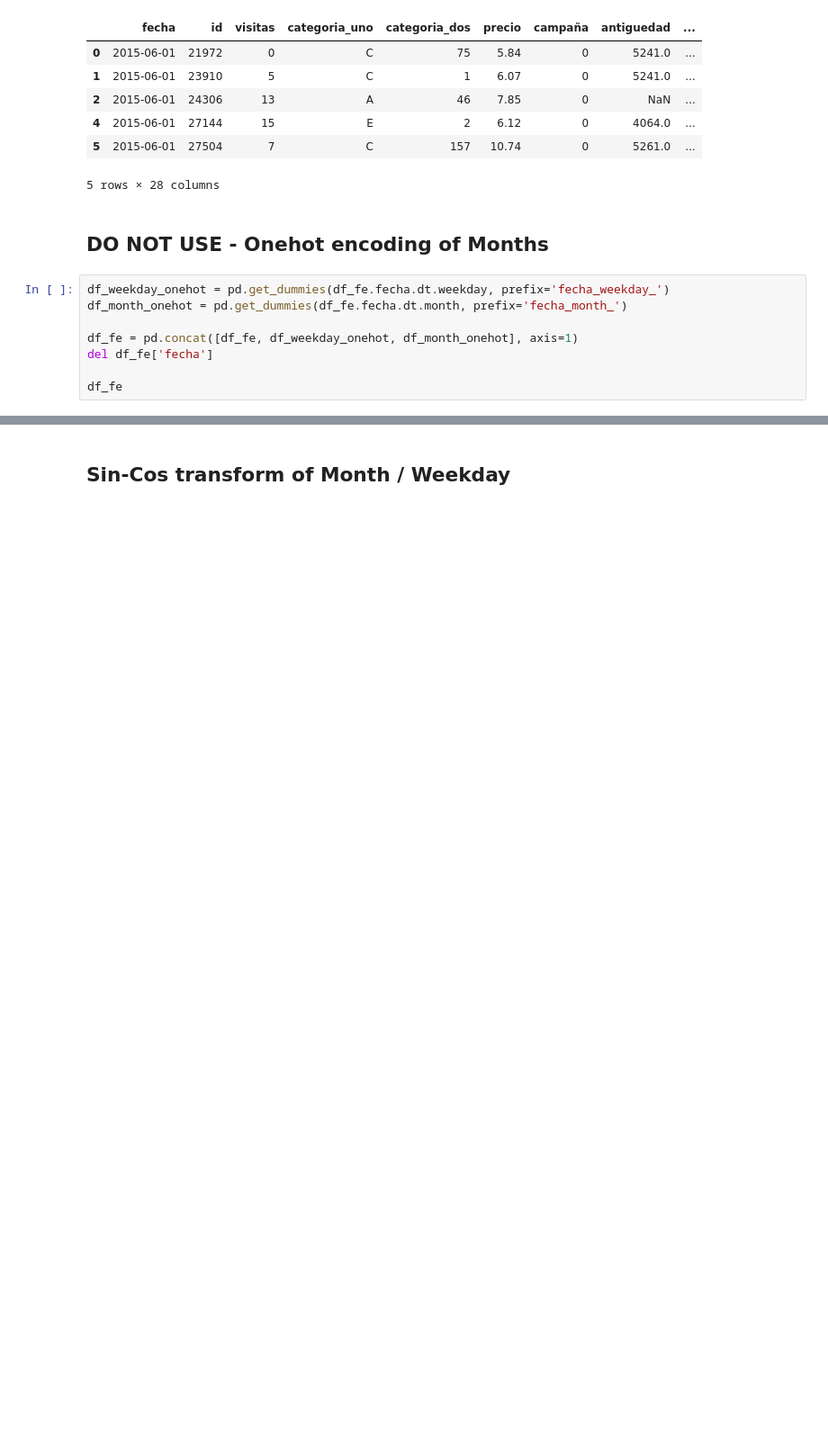
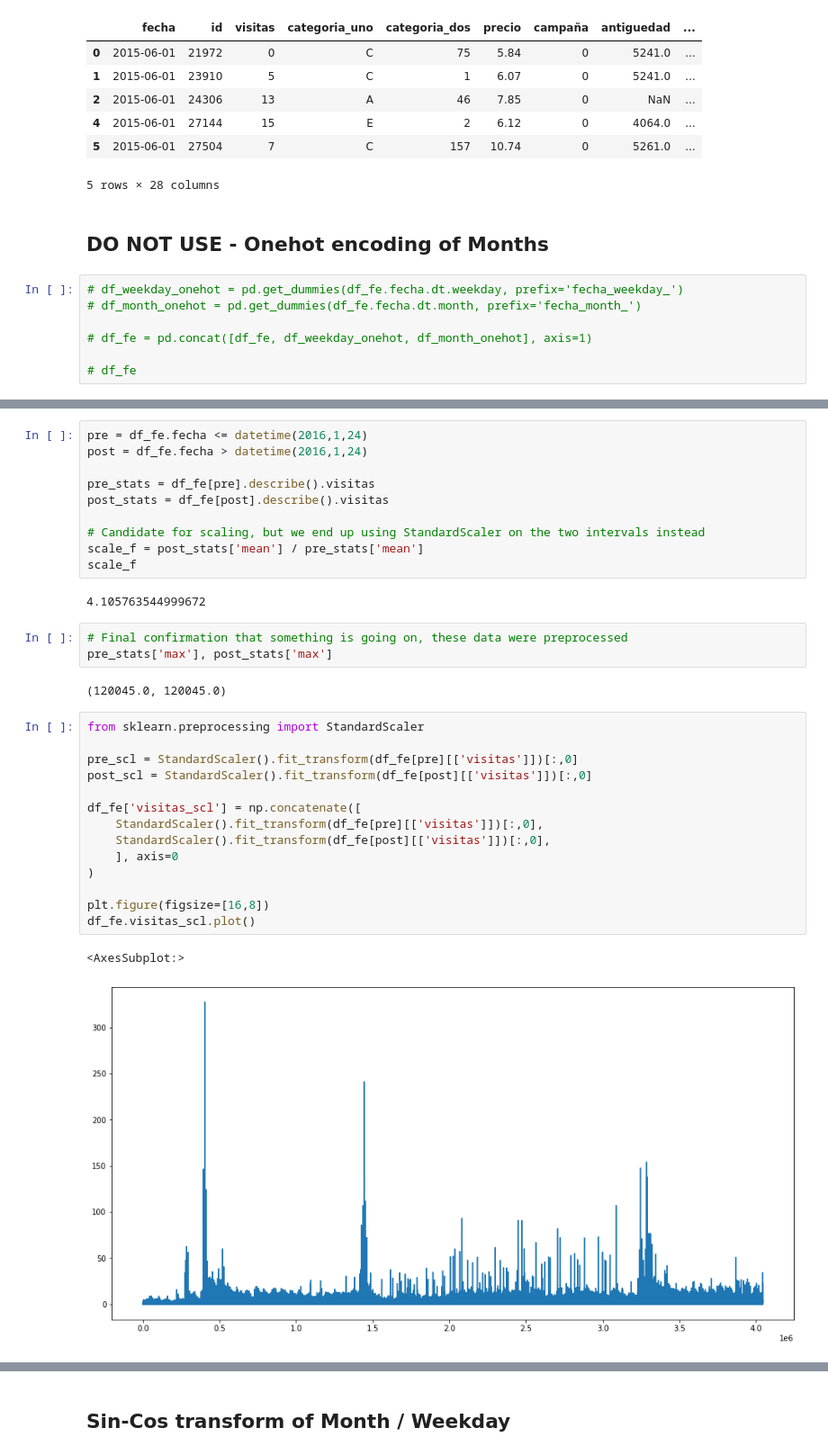
Before and after one commit to Nerucius/2021.ubdatathon, a Jupyter notebook: 1. EDA + Feature Engineering.ipynb, the cells around one changed output, grey strips where cells are left out. Shown at 90% size. Saved outputs shown, nothing was run; the diff lists cells and outputs as text; blank space fills up the shorter version.

Commit message:
New data preprocessing

```diff
--- a/1. EDA + Feature Engineering.ipynb
+++ b/1. EDA + Feature Engineering.ipynb
@@ -97,10 +99,9 @@ df_fe[:5]
 # %% [markdown]
 ## DO NOT USE - Onehot encoding of Months
 # %%
-df_weekday_onehot = pd.get_dummies(df_fe.fecha.dt.weekday, prefix='fecha_weekday_')
-df_month_onehot = pd.get_dummies(df_fe.fecha.dt.month, prefix='fecha_month_')
+# df_weekday_onehot = pd.get_dummies(df_fe.fecha.dt.weekday, prefix='fecha_weekday_')
+# df_month_onehot = pd.get_dummies(df_fe.fecha.dt.month, prefix='fecha_month_')
 
-df_fe = pd.concat([df_fe, df_weekday_onehot, df_month_onehot], axis=1)
-del df_fe['fecha']
+# df_fe = pd.concat([df_fe, df_weekday_onehot, df_month_onehot], axis=1)
 
-df_fe
+# df_fe
@@ -106,0 +110,34 @@ df_fe
+# %%
+pre = df_fe.fecha <= datetime(2016,1,24)
+post = df_fe.fecha > datetime(2016,1,24)
+
+pre_stats = df_fe[pre].describe().visitas
+post_stats = df_fe[post].describe().visitas
+
+# Candidate for scaling, but we end up using StandardScaler on the two intervals instead
+scale_f = post_stats['mean'] / pre_stats['mean']
+scale_f
+# %% [output]
+4.105763544999672
+# %%
+# Final confirmation that something is going on, these data were preprocessed
+pre_stats['max'], post_stats['max']
+# %% [output]
+(120045.0, 120045.0)
+# %%
+from sklearn.preprocessing import StandardScaler
+
+pre_scl = StandardScaler().fit_transform(df_fe[pre][['visitas']])[:,0]
+post_scl = StandardScaler().fit_transform(df_fe[post][['visitas']])[:,0]
+
+df_fe['visitas_scl'] = np.concatenate([
+    StandardScaler().fit_transform(df_fe[pre][['visitas']])[:,0],
+    StandardScaler().fit_transform(df_fe[post][['visitas']])[:,0],
+    ], axis=0
+)
+
+plt.figure(figsize=[16,8])
+df_fe.visitas_scl.plot()
+# %% [output]
+<AxesSubplot:>
+[figure, added]
```
Also changed, not shown: parts of 7 cells of this notebook.
